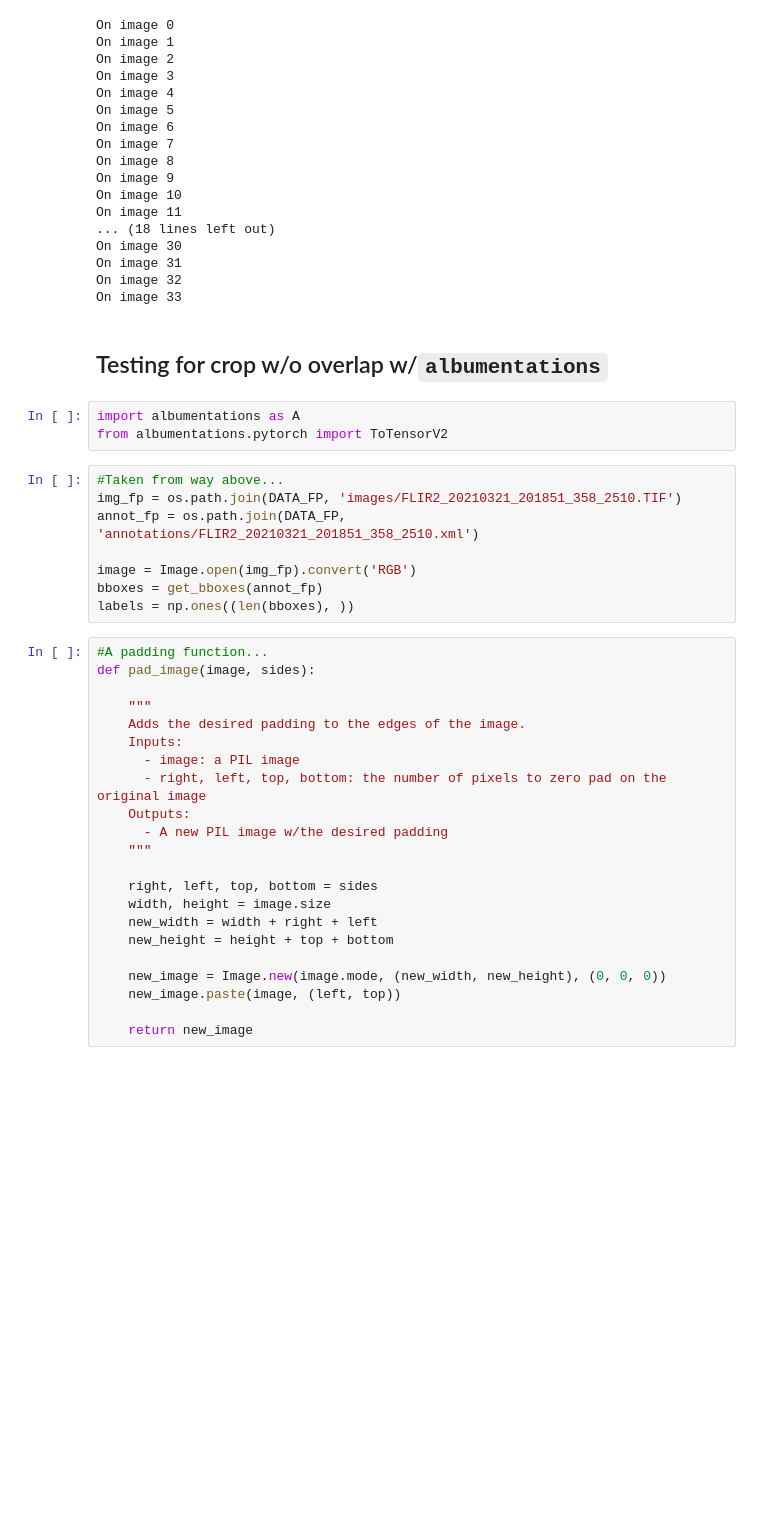
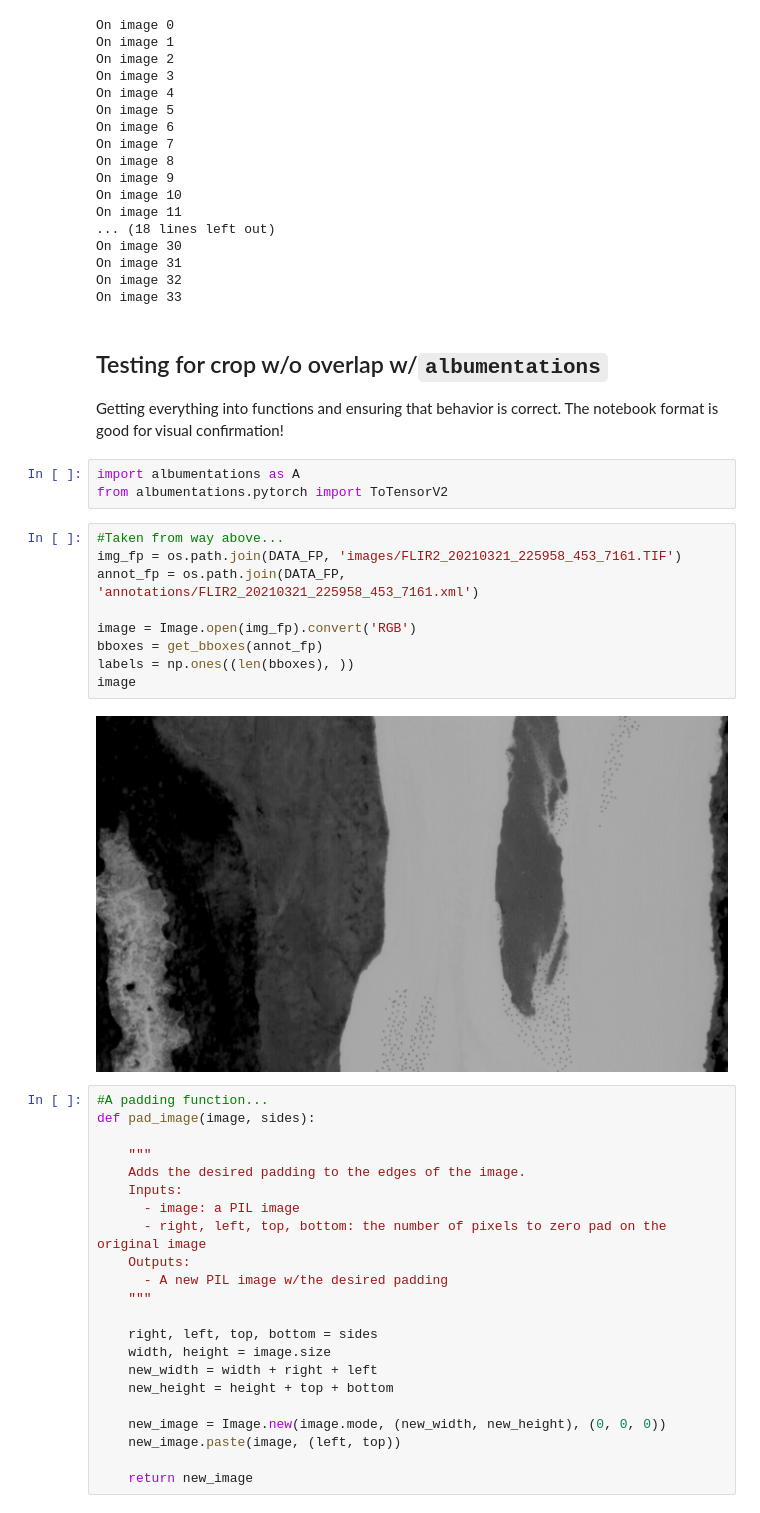
Before and after one commit to emiliolr/counting-cranes, a Jupyter notebook: miscellaneous/tests.ipynb, the cells around one changed output. Cells and saved outputs as stored; diff of their text form; blank space fills up the shorter version.

```diff
--- a/miscellaneous/tests.ipynb
+++ b/miscellaneous/tests.ipynb
@@ -117,17 +117,21 @@ On image 32
 On image 33
 # %% [markdown]
 ## Testing for crop w/o overlap w/`albumentations`
+Getting everything into functions and ensuring that behavior is correct. The notebook format is good for visual confirmation!
 # %%
 import albumentations as A
 from albumentations.pytorch import ToTensorV2
 # %%
 #Taken from way above...
-img_fp = os.path.join(DATA_FP, 'images/FLIR2_20210321_201851_358_2510.TIF')
-annot_fp = os.path.join(DATA_FP, 'annotations/FLIR2_20210321_201851_358_2510.xml')
+img_fp = os.path.join(DATA_FP, 'images/FLIR2_20210321_225958_453_7161.TIF')
+annot_fp = os.path.join(DATA_FP, 'annotations/FLIR2_20210321_225958_453_7161.xml')
 
 image = Image.open(img_fp).convert('RGB')
 bboxes = get_bboxes(annot_fp)
 labels = np.ones((len(bboxes), ))
+image
+# %% [output]
+[figure, added]
 # %%
 #A padding function...
 def pad_image(image, sides):
```
Also changed, not shown: parts of 7 cells of this notebook, 2 other files.
